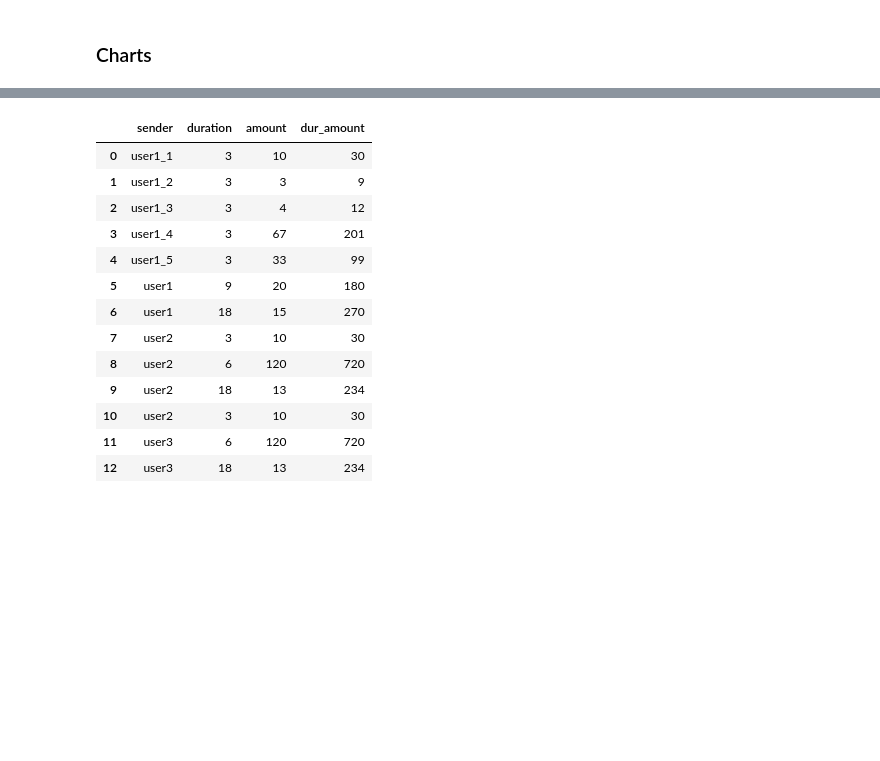
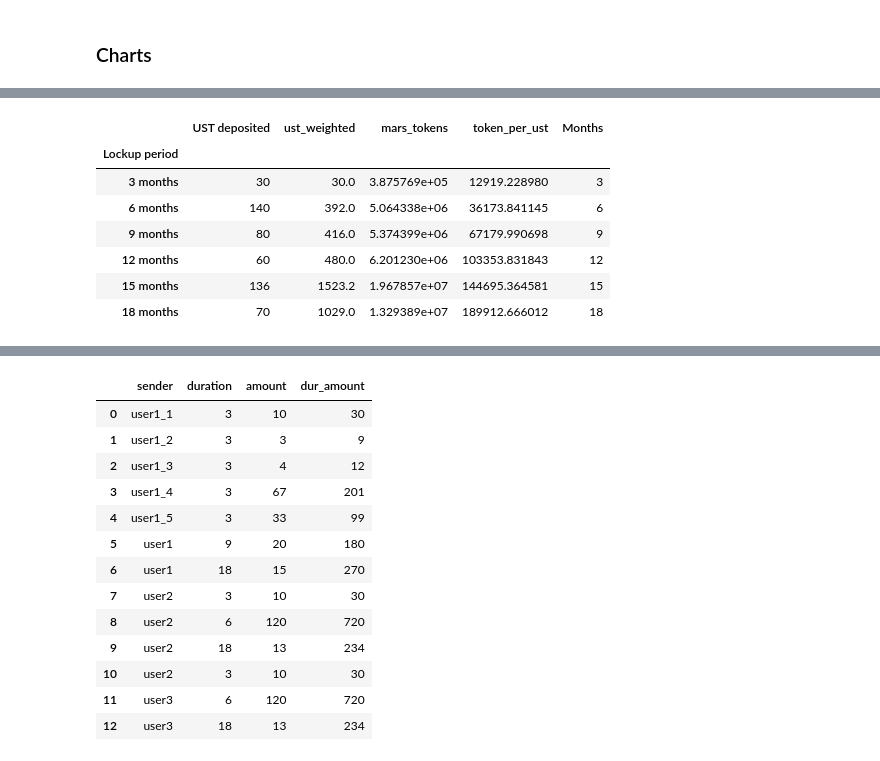
Before and after one commit to IncioMan/mars_lockdrop, a Jupyter notebook: notebook/Mars Lockdrop.ipynb, the cells around one changed output, grey strips where cells are left out. Saved outputs shown, nothing was run; the diff lists cells and outputs as text; code cells hidden in the pictures; blank space fills up the shorter version.

```diff
--- a/notebook/Mars Lockdrop.ipynb
+++ b/notebook/Mars Lockdrop.ipynb
@@ -328,3 +328,17 @@ tooltip=['sender', 'amnt_sum','balance','weighted_avg_dur']
 dep_dist_balance_chart
 # %% [output]
 [interactive output not drawn]
+# %%
+price = 2
+df_value = df_value.join(pd.DataFrame([3,6,9,12,15,18],columns=['Months'],
+                                 index=['3 months','6 months','9 months','12 months','15 months','18 months']))
+df_value
+# %% [output]
+|  | UST deposited | ust_weighted | mars_tokens | token_per_ust | Months |
+| Lockup period |  |  |  |  |  |
+| 3 months | 30 | 30.0 | 3.875769e+05 | 12919.228980 | 3 |
+| 6 months | 140 | 392.0 | 5.064338e+06 | 36173.841145 | 6 |
+| 9 months | 80 | 416.0 | 5.374399e+06 | 67179.990698 | 9 |
+| 12 months | 60 | 480.0 | 6.201230e+06 | 103353.831843 | 12 |
+| 15 months | 136 | 1523.2 | 1.967857e+07 | 144695.364581 | 15 |
+| 18 months | 70 | 1029.0 | 1.329389e+07 | 189912.666012 | 18 |
```
Also changed, not shown: parts of 2 cells of this notebook.
